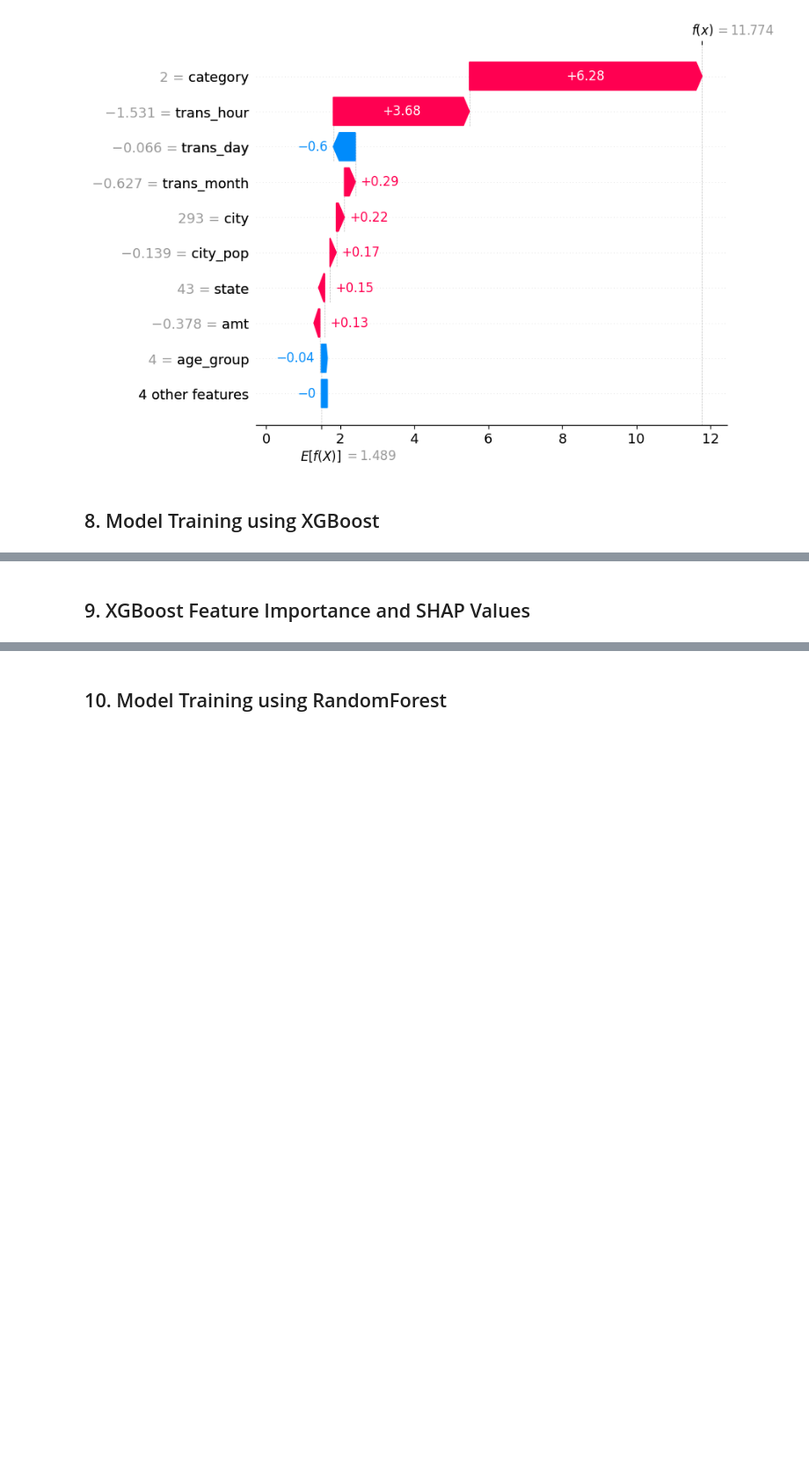
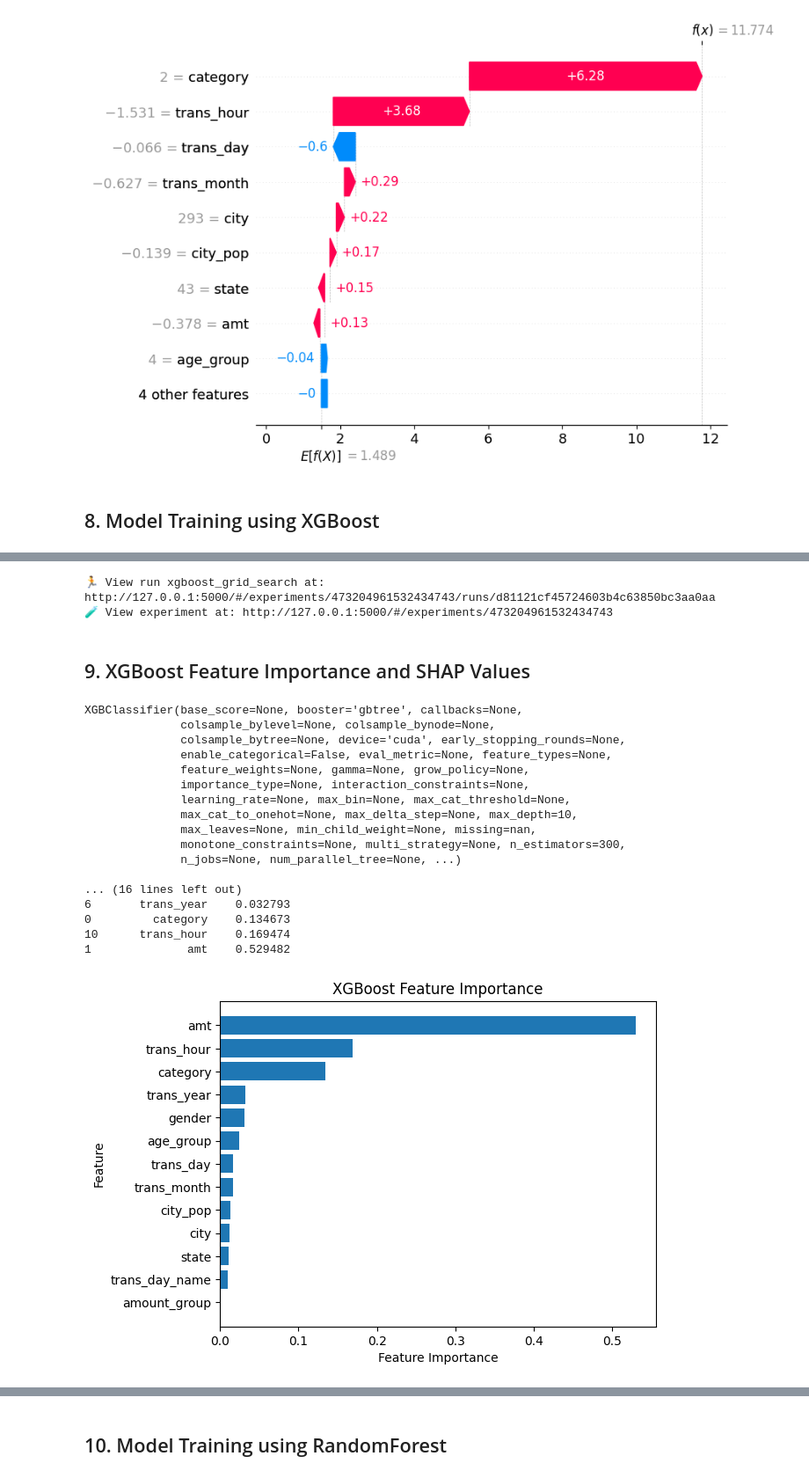
Before and after one commit to afterSt0rm/Amnil-AI-Internship, a Jupyter notebook: Credit_Card_Fraud_Detection.ipynb, the cells around one changed output, grey strips where cells are left out. Shown at 88% size. Cells and saved outputs as stored; diff of their text form; code cells hidden in the pictures; blank space fills up the shorter version.

```diff
--- a/Credit_Card_Fraud_Detection.ipynb
+++ b/Credit_Card_Fraud_Detection.ipynb
@@ -1004,2 +1053,71 @@ LightGBM_random.fit(X_train_resampled, y_train_resampled);
+# %%
+# Initiate the MLflow run context
+with mlflow.start_run(run_name=run_name) as run:
+
+    # Log the BEST parameters found by GridSearchCV
+    mlflow.log_params(XGBoost_grid.best_params_)
+
+    # Log the error metrics
+    mlflow.log_metrics(metrics)
+
+    # Log an instance of the trained model for later use
+    mlflow.sklearn.log_model(sk_model = XGBoost_grid, input_example = X_train_resampled, name = artifact_path)
+# %% [output]
+🏃 View run xgboost_grid_search at: http://127.0.0.1:5000/#/experiments/473204961532434743/runs/d81121cf45724603b4c63850bc3aa0aa
+🧪 View experiment at: http://127.0.0.1:5000/#/experiments/473204961532434743
 # %% [markdown]
 ## 9. XGBoost Feature Importance and SHAP Values
+# %%
+best_xgboost = XGBoost_grid.best_estimator_
+print(best_xgboost)
+print("\n")
+
+feature_names = X_train_resampled.columns.tolist()
+
+# Get feature importance from the best estimator
+importance_scores = best_xgboost.feature_importances_
+print(importance_scores)
+print("\n")
+
+# Create a DataFrame for easy viewing and sorting
+feature_importance_df = pd.DataFrame({
+    'Feature': feature_names,
+    'Importance': importance_scores
+})
+
+# Sort by importance
+feature_importance_df = feature_importance_df.sort_values(by='Importance')
+
+print(feature_importance_df)
+print("\n")
+
+
+# Horizontal bar plot
+plt.barh(
+    feature_importance_df['Feature'],
+    feature_importance_df['Importance']
+)
+
+plt.xlabel('Feature Importance')
+plt.ylabel('Feature')
+plt.title('XGBoost Feature Importance')
+plt.show()
+# %% [output]
+XGBClassifier(base_score=None, booster='gbtree', callbacks=None,
+              colsample_bylevel=None, colsample_bynode=None,
+              colsample_bytree=None, device='cuda', early_stopping_rounds=None,
+              enable_categorical=False, eval_metric=None, feature_types=None,
+              feature_weights=None, gamma=None, grow_policy=None,
+              importance_type=None, interaction_constraints=None,
+              learning_rate=None, max_bin=None, max_cat_threshold=None,
+              max_cat_to_onehot=None, max_delta_step=None, max_depth=10,
+              max_leaves=None, min_child_weight=None, missing=nan,
+              monotone_constraints=None, multi_strategy=None, n_estimators=300,
+              n_jobs=None, num_parallel_tree=None, ...)
+
+... (16 lines left out)
+6       trans_year    0.032793
+0         category    0.134673
+10      trans_hour    0.169474
+1              amt    0.529482
+[figure, added]
```
Also changed, not shown: parts of 15 cells of this notebook, 39 other files.
